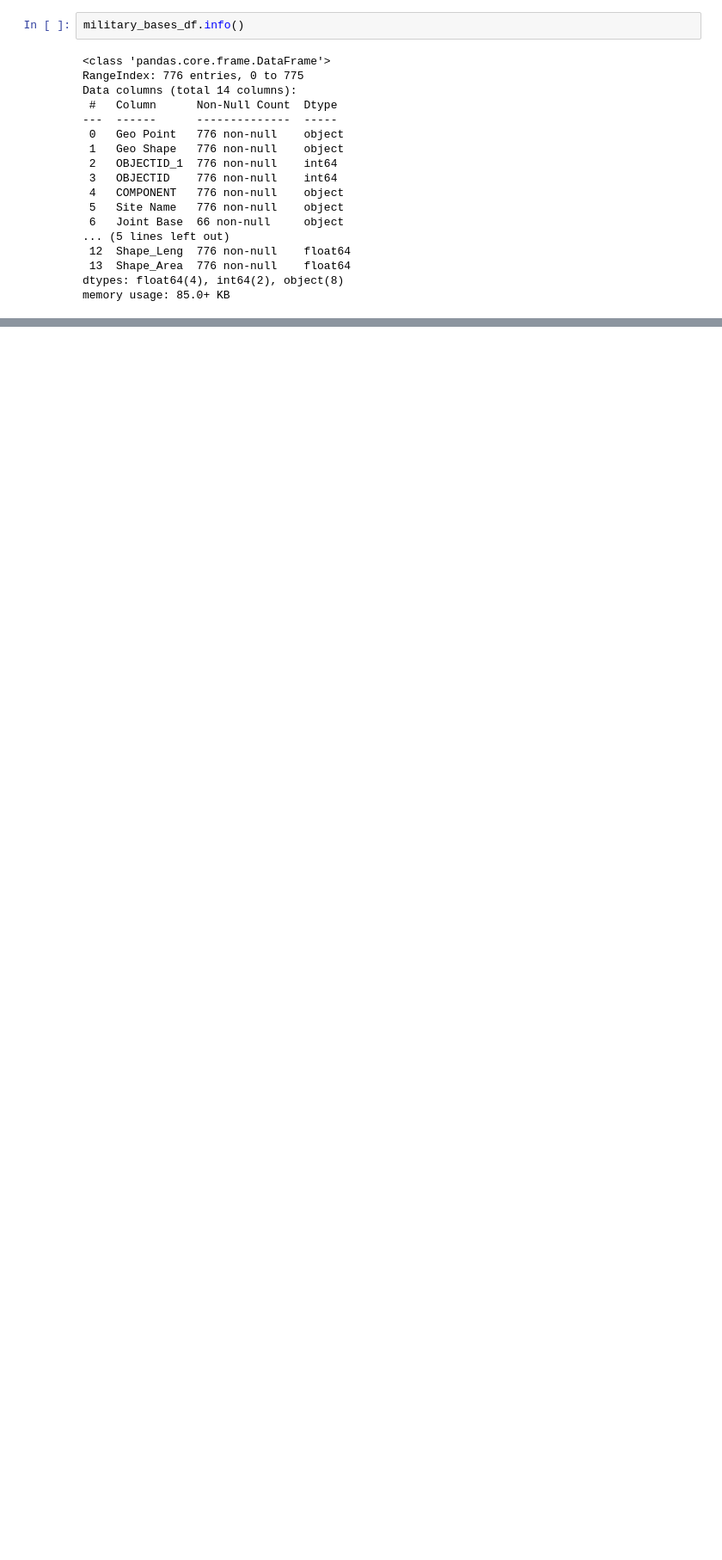
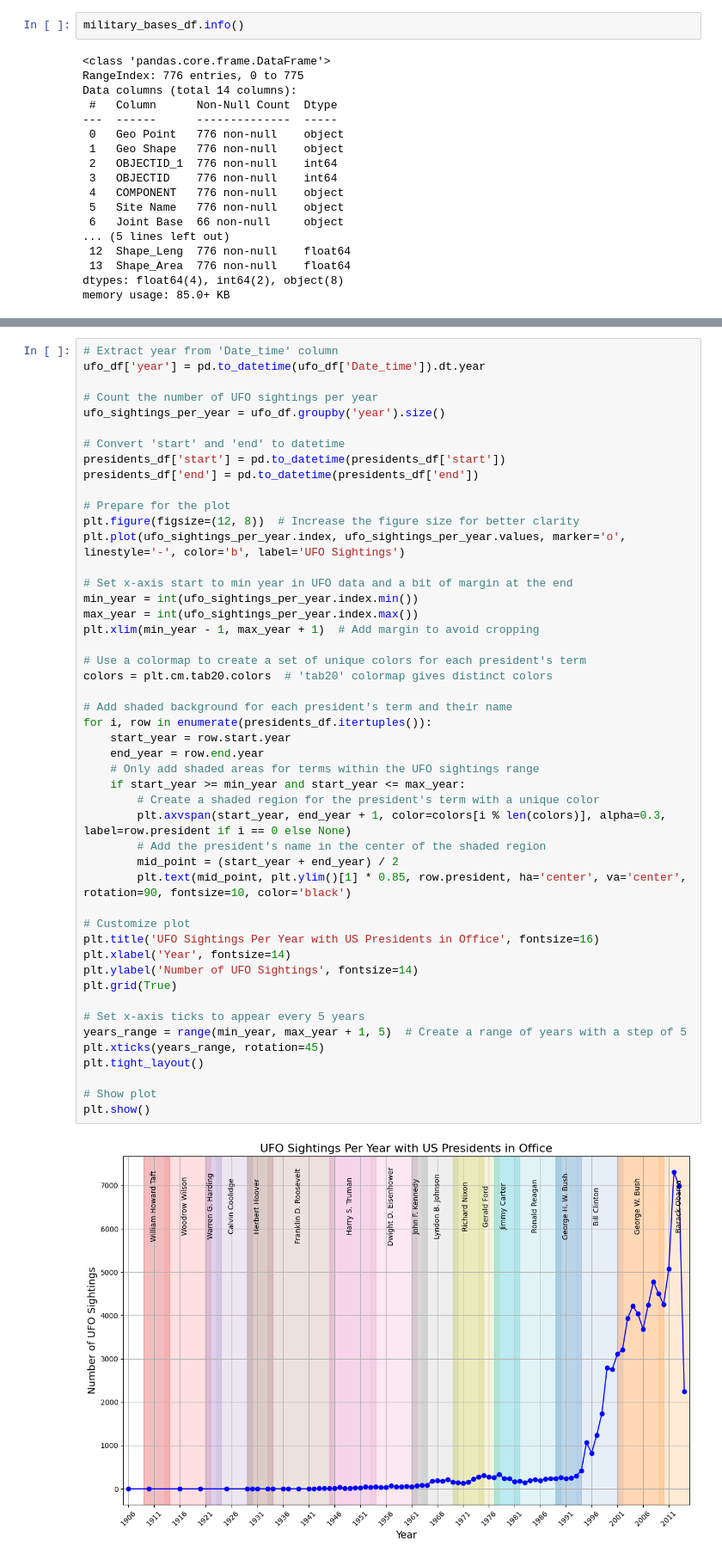
Before and after one commit to raquelmdtum/raquelmdtum.github.io, a Jupyter notebook: code.ipynb, the cells around one changed output, grey strips where cells are left out. Shown at 86% size. Cells and saved outputs as stored; diff of their text form; blank space fills up the shorter version.

```diff
--- a/code.ipynb
+++ b/code.ipynb
@@ -142,0 +167,50 @@ plt.show()
+# %%
+# Extract year from 'Date_time' column
+ufo_df['year'] = pd.to_datetime(ufo_df['Date_time']).dt.year
+
+# Count the number of UFO sightings per year
+ufo_sightings_per_year = ufo_df.groupby('year').size()
+
+# Convert 'start' and 'end' to datetime
+presidents_df['start'] = pd.to_datetime(presidents_df['start'])
+presidents_df['end'] = pd.to_datetime(presidents_df['end'])
+
+# Prepare for the plot
+plt.figure(figsize=(12, 8))  # Increase the figure size for better clarity
+plt.plot(ufo_sightings_per_year.index, ufo_sightings_per_year.values, marker='o', linestyle='-', color='b', label='UFO Sightings')
+
+# Set x-axis start to min year in UFO data and a bit of margin at the end
+min_year = int(ufo_sightings_per_year.index.min())
+max_year = int(ufo_sightings_per_year.index.max())
+plt.xlim(min_year - 1, max_year + 1)  # Add margin to avoid cropping
+
+# Use a colormap to create a set of unique colors for each president's term
+colors = plt.cm.tab20.colors  # 'tab20' colormap gives distinct colors
+
+# Add shaded background for each president's term and their name
+for i, row in enumerate(presidents_df.itertuples()):
+    start_year = row.start.year
+    end_year = row.end.year
+    # Only add shaded areas for terms within the UFO sightings range
+    if start_year >= min_year and start_year <= max_year:
+        # Create a shaded region for the president's term with a unique color
+        plt.axvspan(start_year, end_year + 1, color=colors[i % len(colors)], alpha=0.3, label=row.president if i == 0 else None)
+        # Add the president's name in the center of the shaded region
+        mid_point = (start_year + end_year) / 2
+        plt.text(mid_point, plt.ylim()[1] * 0.85, row.president, ha='center', va='center', rotation=90, fontsize=10, color='black')
+
+# Customize plot
+plt.title('UFO Sightings Per Year with US Presidents in Office', fontsize=16)
+plt.xlabel('Year', fontsize=14)
+plt.ylabel('Number of UFO Sightings', fontsize=14)
+plt.grid(True)
+
+# Set x-axis ticks to appear every 5 years
+years_range = range(min_year, max_year + 1, 5)  # Create a range of years with a step of 5
+plt.xticks(years_range, rotation=45)
+plt.tight_layout()
+
+# Show plot
+plt.show()
+# %% [output]
+[figure, added]
```
Also changed, not shown: parts of 17 cells of this notebook, 7 other files.
